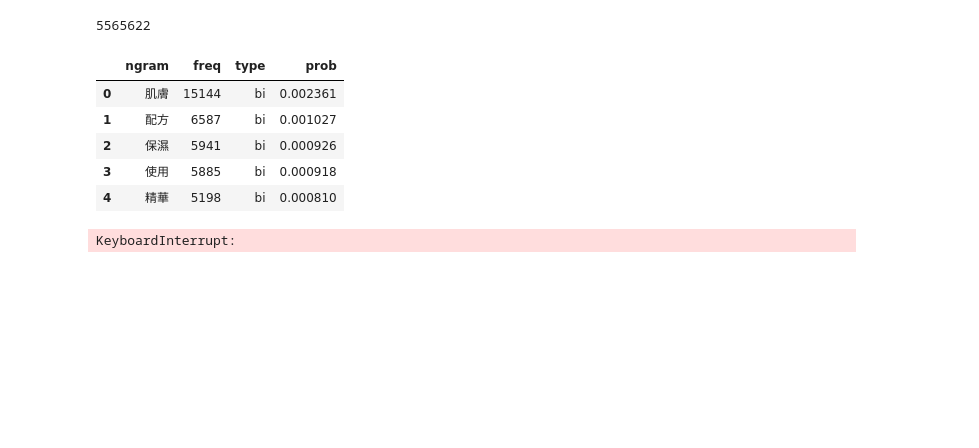
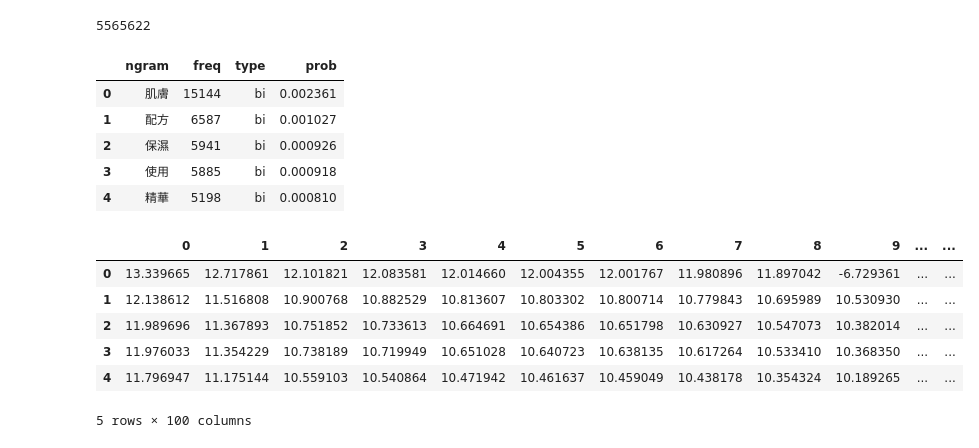
Before and after one commit to victor31ao/n_gram_and_hanlp, a Jupyter notebook: n_gram_tokenizer.ipynb, the cells around one changed output. Saved outputs shown, nothing was run; the diff lists cells and outputs as text; code cells hidden in the pictures; blank space fills up the shorter version.

```diff
--- a/n_gram_tokenizer.ipynb
+++ b/n_gram_tokenizer.ipynb
@@ -268,7 +268,19 @@ n_grams_df.head()
 | 4 | 精華 | 5198 | bi | 0.000810 |
 # %%
 # 計算 bi-gram 和 tri-gram 之間的互信息
-mi_bi_tri = calculate_mi_vectorized(n_grams_df.query("type == 'bi' and freq > 1")["ngram"], n_grams_df.query("type == 'tri' and freq > 1")["ngram"], n_grams_df.query("type == 'bi' and freq > 1")["prob"], n_grams_df.query("type == 'tri' and freq > 1")["prob"])
+mi_bi_tri = calculate_mi_vectorized(n_grams_df.query("type == 'bi' and freq > 1")["ngram"][:100],
+                                    n_grams_df.query("type == 'tri' and freq > 1")["ngram"][:100],
+                                    n_grams_df.query("type == 'bi' and freq > 1")["prob"][:100],
+                                    n_grams_df.query("type == 'tri' and freq > 1")["prob"][:100])
+
 mi_bi_tri.to_csv("./n_gram_processed/mi_bi_tri.csv", encoding="utf-8-sig", index=False)
+
+mi_bi_tri.head()
 # %% [output]
+|  | 0 | 1 | 2 | 3 | 4 | 5 | 6 | 7 | 8 | 9 | ... | ... |
+| 0 | 13.339665 | 12.717861 | 12.101821 | 12.083581 | 12.014660 | 12.004355 | 12.001767 | 11.980896 | 11.897042 | -6.729361 | ... | ... |
+| 1 | 12.138612 | 11.516808 | 10.900768 | 10.882529 | 10.813607 | 10.803302 | 10.800714 | 10.779843 | 10.695989 | 10.530930 | ... | ... |
+| 2 | 11.989696 | 11.367893 | 10.751852 | 10.733613 | 10.664691 | 10.654386 | 10.651798 | 10.630927 | 10.547073 | 10.382014 | ... | ... |
+| 3 | 11.976033 | 11.354229 | 10.738189 | 10.719949 | 10.651028 | 10.640723 | 10.638135 | 10.617264 | 10.533410 | 10.368350 | ... | ... |
+| 4 | 11.796947 | 11.175144 | 10.559103 | 10.540864 | 10.471942 | 10.461637 | 10.459049 | 10.438178 | 10.354324 | 10.189265 | ... | ... |
-KeyboardInterrupt:
+5 rows × 100 columns
```
Also changed, not shown: parts of 13 cells of this notebook.
